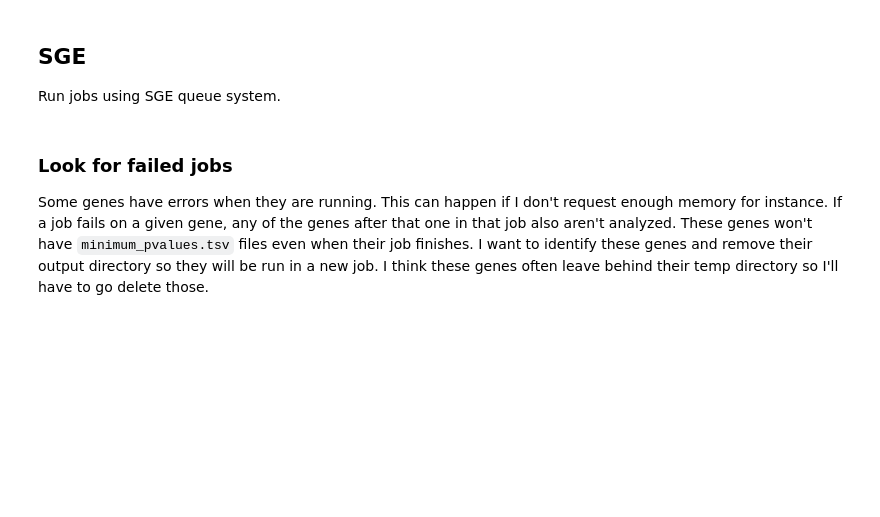
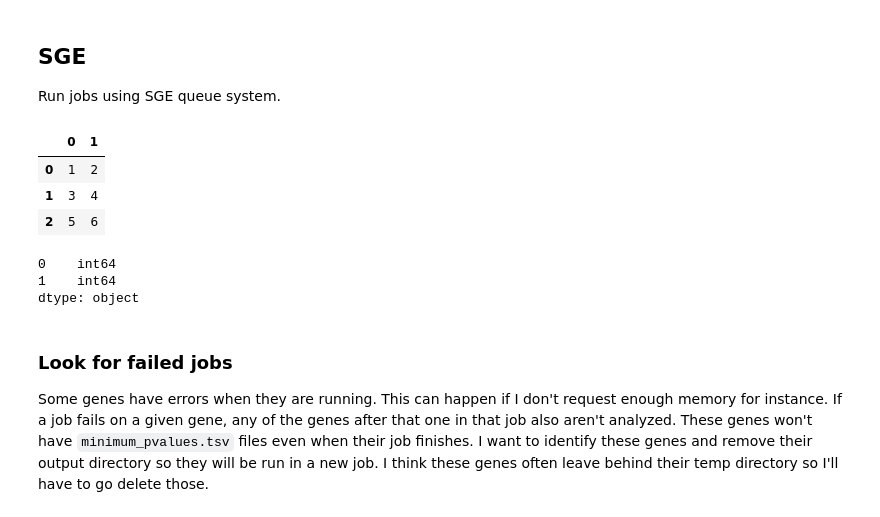
Before and after one commit to frazer-lab/cardips-ipsc-eqtl, a Jupyter notebook: notebooks/Run eQTL Analysis.ipynb, the cells around one changed output. Drawn from its saved outputs; the diff is of its cells as text; code cells hidden in the pictures; blank space fills up the shorter version.

```diff
--- a/notebooks/Run eQTL Analysis.ipynb
+++ b/notebooks/Run eQTL Analysis.ipynb
@@ -129,2 +145,9 @@ def run_emmax_sge(gene_ids, n=10):
 # %%
 cpy.makedir(os.path.join(outdir, 'results', 'sge_scripts'))
+# %%
+pd.DataFrame([pd.Series([1,2]).values, pd.Series([3,4]).values, pd.Series([5,6]).values])
+# %% [output]
+|  | 0 | 1 |
+| 0 | 1 | 2 |
+| 1 | 3 | 4 |
+| 2 | 5 | 6 |
@@ -131,3 +156,9 @@ cpy.makedir(os.path.join(outdir, 'results', 'sge_scripts'))
+# %%
+aaa.dtypes
+# %% [output]
+0    int64
+1    int64
+dtype: object
 # %%
 todo = list(set(exp.index) -
             set([os.path.split(x)[1] for x in glob.glob(os.path.join(outdir, 'results', '*'))]))
```
Also changed, not shown: parts of 30 cells of this notebook, 1 other file.
